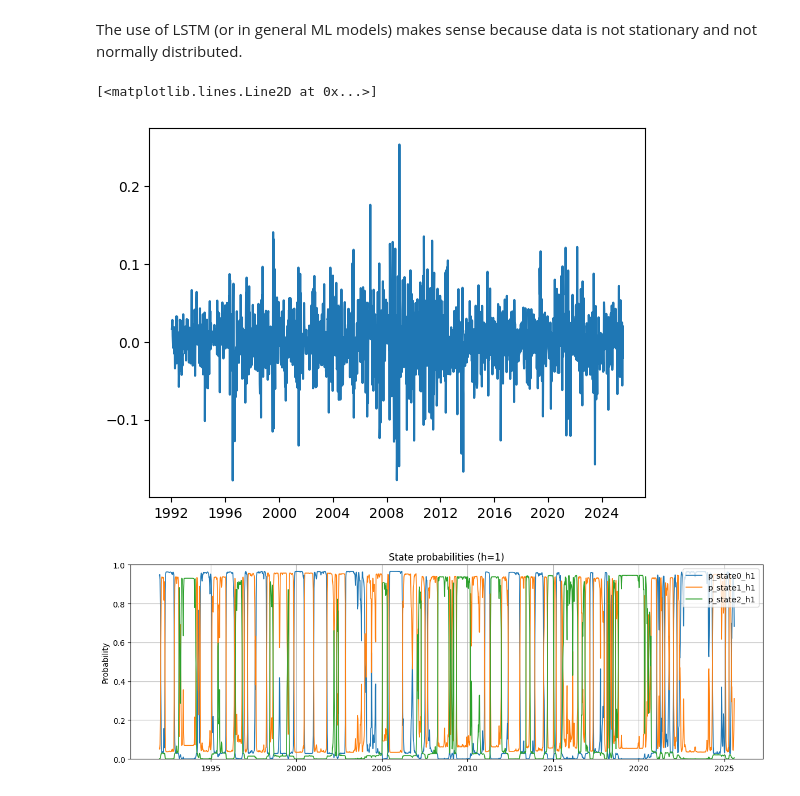
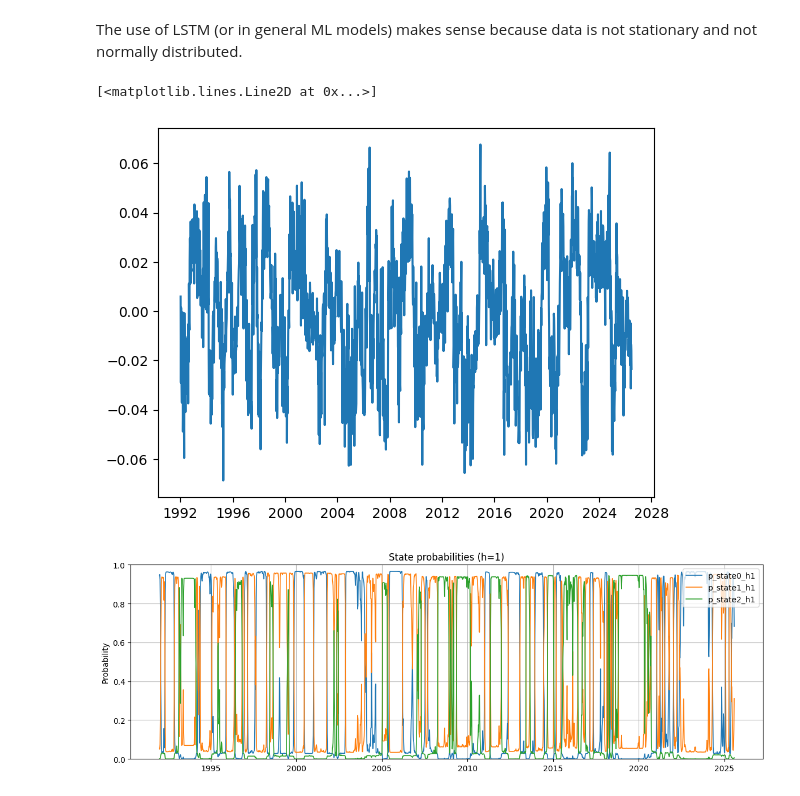
Before and after one commit to anajaz/Incorporating-HMM-for-drough-probability-into-a-LSTM-for-corn-price-prediction, a Jupyter notebook: LSTM.ipynb, the cells around one changed output. Saved outputs shown, nothing was run; the diff lists cells and outputs as text; code cells hidden in the pictures.

```diff
--- a/LSTM.ipynb
+++ b/LSTM.ipynb
@@ -220,10 +220,6 @@ data = data.set_index('date').sort_index()
 1751 2025-07-27        3.87 -0.020253     0.682045     0.311690     0.006265
 
 [1752 rows x 6 columns]
-# %%
-(df.set_index('date')[['Last Price','ret_1','p_state0_h1','p_state1_h1','p_state2_h1']]
-   .plot(subplots=True, layout=(1,5), legend=False, figsize=(21,3.4), linewidth=1.0))
-plt.tight_layout(); plt.show()
 # %% [markdown]
 Prices change a lot so when fitting the minmax scalar for in teh cross validation expanding windows I dont think fitting it on just the first training sample will work. Thus I shall fit it each time for each expanding CV window - not fully comparable across the models but still realistic. One I'vee tuned the parameters I will fit a final scaler on the entire trainval period that will then also be used on the test set.
 # %%
@@ -298,10 +294,10 @@ p-value: 2.0692798436007628e-302
 # %% [markdown]
 The use of LSTM (or in general ML models) makes sense because data is not stationary and not normally distributed.
 # %%
-plt.plot(data["ret_1"])
+plt.plot(df["ret_1"])
 # %% [output]
 [<matplotlib.lines.Line2D at 0x...>]
-[figure, old version]
+[figure, new version]
 # %%
 import pandas as pd
 import matplotlib.pyplot as plt
```
Also changed, not shown: parts of 10 cells of this notebook.
